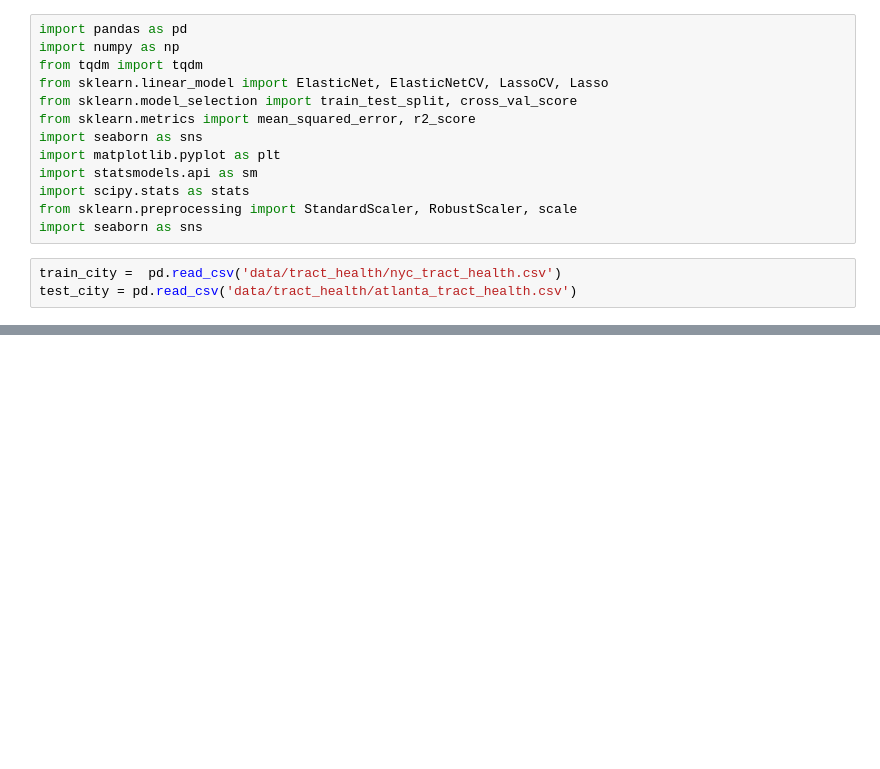
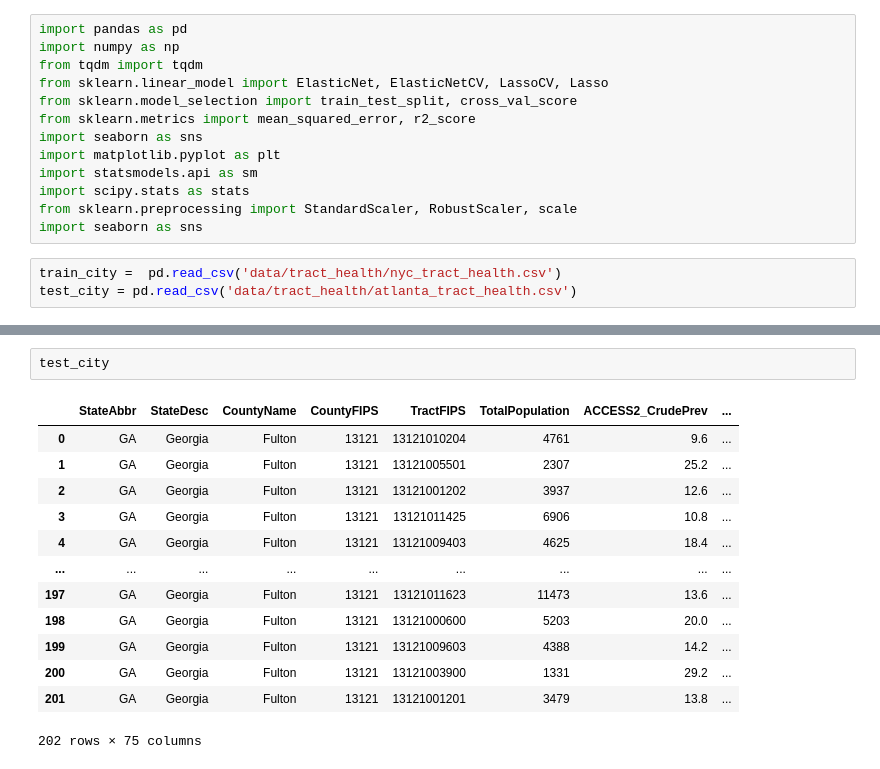
Before and after one commit to williamdwatson/cse6242_group_project, a Jupyter notebook: notebooks/Validation Test.ipynb, the cells around one changed output, grey strips where cells are left out. Saved outputs shown, nothing was run; the diff lists cells and outputs as text; blank space fills up the shorter version.

```diff
--- a/notebooks/Validation Test.ipynb
+++ b/notebooks/Validation Test.ipynb
@@ -24,0 +33,16 @@ NameError: name 'tracts_health' is not defined
+# %%
+test_city
+# %% [output]
+|  | StateAbbr | StateDesc | CountyName | CountyFIPS | TractFIPS | TotalPopulation | ACCESS2_CrudePrev | ... |
+| 0 | GA | Georgia | Fulton | 13121 | 13121010204 | 4761 | 9.6 | ... |
+| 1 | GA | Georgia | Fulton | 13121 | 13121005501 | 2307 | 25.2 | ... |
+| 2 | GA | Georgia | Fulton | 13121 | 13121001202 | 3937 | 12.6 | ... |
+| 3 | GA | Georgia | Fulton | 13121 | 13121011425 | 6906 | 10.8 | ... |
+| 4 | GA | Georgia | Fulton | 13121 | 13121009403 | 4625 | 18.4 | ... |
+| ... | ... | ... | ... | ... | ... | ... | ... | ... |
+| 197 | GA | Georgia | Fulton | 13121 | 13121011623 | 11473 | 13.6 | ... |
+| 198 | GA | Georgia | Fulton | 13121 | 13121000600 | 5203 | 20.0 | ... |
+| 199 | GA | Georgia | Fulton | 13121 | 13121009603 | 4388 | 14.2 | ... |
+| 200 | GA | Georgia | Fulton | 13121 | 13121003900 | 1331 | 29.2 | ... |
+| 201 | GA | Georgia | Fulton | 13121 | 13121001201 | 3479 | 13.8 | ... |
+202 rows × 75 columns
```
Also changed, not shown: parts of 9 cells of this notebook, 6 other files.
